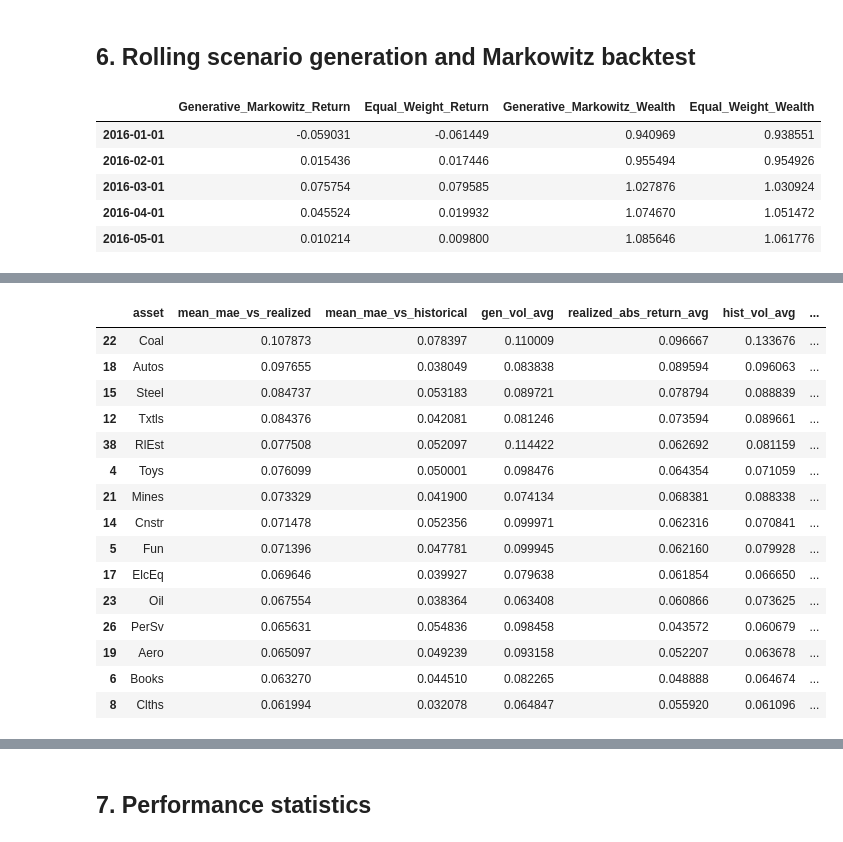
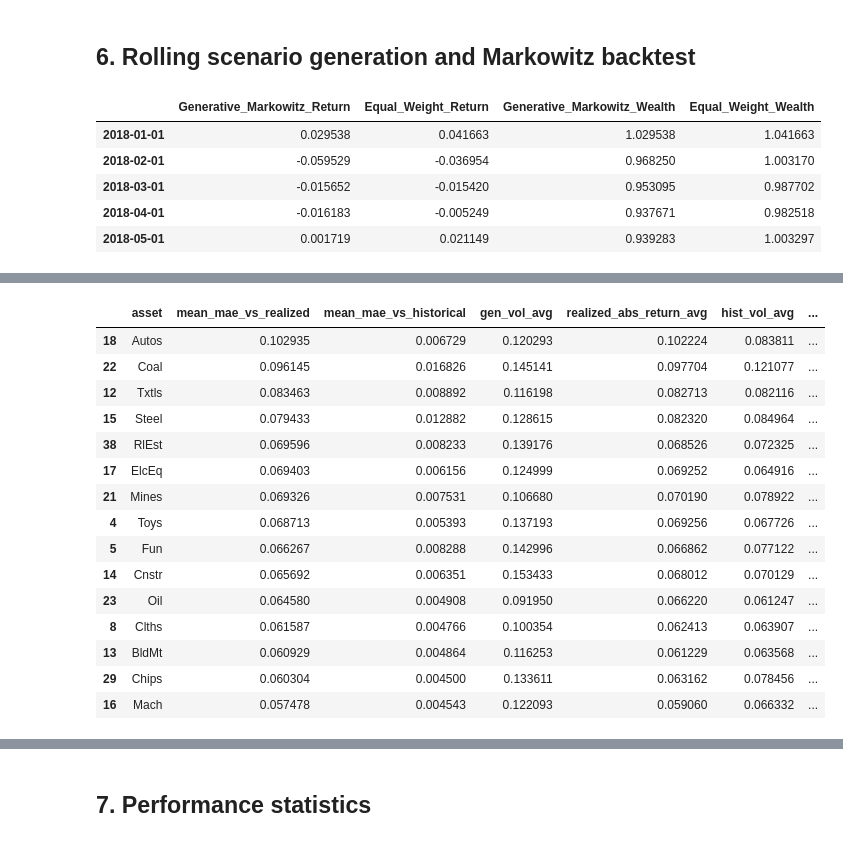
Before and after one commit to ahmad-aghapour/dynamic_portfolio_diffusion_model, a Jupyter notebook: notebooks/ff49_diffusion_pipeline.ipynb, the cells around one changed output, grey strips where cells are left out. Saved outputs shown, nothing was run; the diff lists cells and outputs as text; code cells hidden in the pictures.

```diff
--- a/notebooks/ff49_diffusion_pipeline.ipynb
+++ b/notebooks/ff49_diffusion_pipeline.ipynb
@@ -67,10 +67,10 @@ Dropped industries: ['Soda', 'Hlth', 'Rubbr', 'FabPr', 'Guns', 'Gold', 'Softw',
 # %%
 train_df, valid_target_df, test_target_df = split_train_valid_test(
     monthly_returns_df,
-    train_end="2010-12-31",
-    valid_start="2011-01-01",
+    train_end="2005-12-31",
+    valid_start="2006-01-01",
     valid_end="2015-12-31",
-    test_start="2016-01-01",
+    test_start="2018-01-01",
 )
 
 print("Train shape:", train_df.shape, train_df.index.min(), "to", train_df.index.max())
@@ -90,23 +90,23 @@ cfg = DDPMConfig(
     context_length=36,
     prediction_length=1,
     rnn_type="LSTM",
-    rnn_hidden_dim=128,
+    rnn_hidden_dim=32,
     rnn_layers=2,
-    rnn_dropout=0.05,
-    unet_base_channels=64,
-    unet_depth=3,
+    rnn_dropout=0.0,
+    unet_base_channels=32,
+    unet_depth=1,
     time_embed_dim=128,
     diffusion_steps=500,
-    beta_start=1e-4,
-    beta_end=2e-2,
-    batch_size=16,
-    lr=2e-4,
-    epochs=100,
+    batch_size=32,
+    lr=1e-4,
+    epochs=500,
     grad_clip=1.0,
-    weight_decay=1e-4,
+    weight_decay=1e-3,
+    denoiser_type="mlp",
+    seq_loss_weight=0.2,
+    last_loss_weight=0.8,
     device="cuda" if torch.cuda.is_available() else "cpu",
 )
-
 device = torch.device(cfg.device)
 print("Device:", device)
 print("Input dim:", cfg.input_dim)
@@ -182,7 +182,7 @@ train_cfg = TrainCfg(
     ema_decay=0.999,
     max_grad_norm=cfg.grad_clip,
     amp=torch.cuda.is_available(),
-    patience=5,
+    patience=50,
     seed=42,
     save_path=str(OUTPUT_DIR / "best_ff49_monthly_dropcols_pre2011.pt"),
     force_lazy_modules=True,
@@ -230,16 +230,16 @@ bt_df = make_backtest_dataframe(backtest_results)
 bt_df.head()
 # %% [output]
 |  | Generative_Markowitz_Return | Equal_Weight_Return | Generative_Markowitz_Wealth | Equal_Weight_Wealth |
-| 2016-01-01 | -0.059031 | -0.061449 | 0.940969 | 0.938551 |
-| 2016-02-01 | 0.015436 | 0.017446 | 0.955494 | 0.954926 |
-| 2016-03-01 | 0.075754 | 0.079585 | 1.027876 | 1.030924 |
-| 2016-04-01 | 0.045524 | 0.019932 | 1.074670 | 1.051472 |
-| 2016-05-01 | 0.010214 | 0.009800 | 1.085646 | 1.061776 |
+| 2018-01-01 | 0.029538 | 0.041663 | 1.029538 | 1.041663 |
+| 2018-02-01 | -0.059529 | -0.036954 | 0.968250 | 1.003170 |
+| 2018-03-01 | -0.015652 | -0.015420 | 0.953095 | 0.987702 |
+| 2018-04-01 | -0.016183 | -0.005249 | 0.937671 | 0.982518 |
+| 2018-05-01 | 0.001719 | 0.021149 | 0.939283 | 1.003297 |
 # %%
 diag_by_date, diag_by_asset = generated_scenario_diagnostics(
     backtest_results=backtest_results,
     monthly_returns_df=monthly_returns_df[industry_names],
-    lookback=120,
+    lookback=400,
     cov_shrinkage=0.0,
     asset_names=industry_names,
 )
@@ -266,19 +266,19 @@ diag_by_asset.to_csv(OUTPUT_DIR / "ff49_generated_scenario_diagnostics_by_asset.
 |  | asset | mean_mae_vs_realized | mean_mae_vs_historical | gen_vol_avg | realized_abs_return_avg | hist_vol_avg | ... |
-| 22 | Coal | 0.107873 | 0.078397 | 0.110009 | 0.096667 | 0.133676 | ... |
-| 18 | Autos | 0.097655 | 0.038049 | 0.083838 | 0.089594 | 0.096063 | ... |
-| 15 | Steel | 0.084737 | 0.053183 | 0.089721 | 0.078794 | 0.088839 | ... |
-| 12 | Txtls | 0.084376 | 0.042081 | 0.081246 | 0.073594 | 0.089661 | ... |
-| 38 | RlEst | 0.077508 | 0.052097 | 0.114422 | 0.062692 | 0.081159 | ... |
-| 4 | Toys | 0.076099 | 0.050001 | 0.098476 | 0.064354 | 0.071059 | ... |
-| 21 | Mines | 0.073329 | 0.041900 | 0.074134 | 0.068381 | 0.088338 | ... |
-| 14 | Cnstr | 0.071478 | 0.052356 | 0.099971 | 0.062316 | 0.070841 | ... |
-| 5 | Fun | 0.071396 | 0.047781 | 0.099945 | 0.062160 | 0.079928 | ... |
-| 17 | ElcEq | 0.069646 | 0.039927 | 0.079638 | 0.061854 | 0.066650 | ... |
-| 23 | Oil | 0.067554 | 0.038364 | 0.063408 | 0.060866 | 0.073625 | ... |
-| 26 | PerSv | 0.065631 | 0.054836 | 0.098458 | 0.043572 | 0.060679 | ... |
-| 19 | Aero | 0.065097 | 0.049239 | 0.093158 | 0.052207 | 0.063678 | ... |
-| 6 | Books | 0.063270 | 0.044510 | 0.082265 | 0.048888 | 0.064674 | ... |
-| 8 | Clths | 0.061994 | 0.032078 | 0.064847 | 0.055920 | 0.061096 | ... |
+| 18 | Autos | 0.102935 | 0.006729 | 0.120293 | 0.102224 | 0.083811 | ... |
+| 22 | Coal | 0.096145 | 0.016826 | 0.145141 | 0.097704 | 0.121077 | ... |
+| 12 | Txtls | 0.083463 | 0.008892 | 0.116198 | 0.082713 | 0.082116 | ... |
+| 15 | Steel | 0.079433 | 0.012882 | 0.128615 | 0.082320 | 0.084964 | ... |
+| 38 | RlEst | 0.069596 | 0.008233 | 0.139176 | 0.068526 | 0.072325 | ... |
+| 17 | ElcEq | 0.069403 | 0.006156 | 0.124999 | 0.069252 | 0.064916 | ... |
+| 21 | Mines | 0.069326 | 0.007531 | 0.106680 | 0.070190 | 0.078922 | ... |
+| 4 | Toys | 0.068713 | 0.005393 | 0.137193 | 0.069256 | 0.067726 | ... |
+| 5 | Fun | 0.066267 | 0.008288 | 0.142996 | 0.066862 | 0.077122 | ... |
+| 14 | Cnstr | 0.065692 | 0.006351 | 0.153433 | 0.068012 | 0.070129 | ... |
+| 23 | Oil | 0.064580 | 0.004908 | 0.091950 | 0.066220 | 0.061247 | ... |
+| 8 | Clths | 0.061587 | 0.004766 | 0.100354 | 0.062413 | 0.063907 | ... |
+| 13 | BldMt | 0.060929 | 0.004864 | 0.116253 | 0.061229 | 0.063568 | ... |
+| 29 | Chips | 0.060304 | 0.004500 | 0.133611 | 0.063162 | 0.078456 | ... |
+| 16 | Mach | 0.057478 | 0.004543 | 0.122093 | 0.059060 | 0.066332 | ... |
 # %%
 variant_results = run_portfolio_variants_from_scenarios(
     backtest_results=backtest_results,
```
Also changed, not shown: parts of 18 cells of this notebook, 3 other files.
